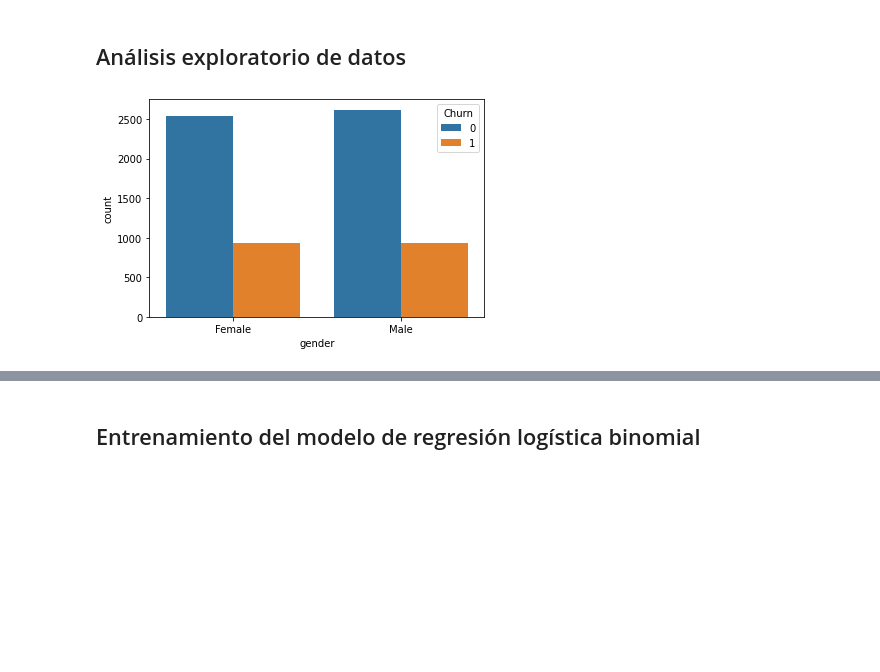
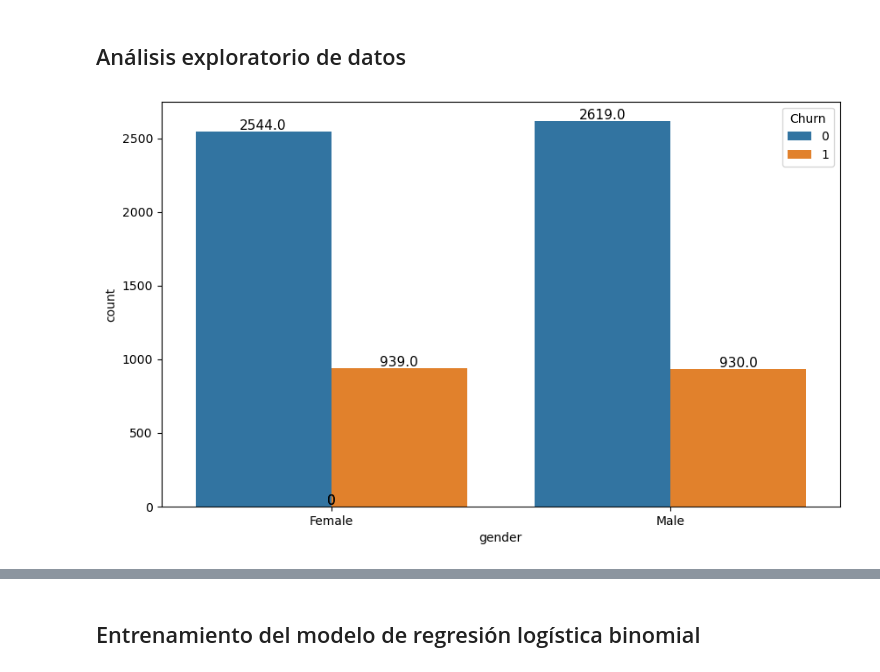
Before and after one commit to CarlosCortes2020/ScikitLearnRegLogis, a Jupyter notebook: notebooks/002_regresion_logistica_binomial_.ipynb, the cells around one changed output, grey strips where cells are left out. Cells and saved outputs as stored; diff of their text form; code cells hidden in the pictures; blank space fills up the shorter version.

```diff
--- a/notebooks/002_regresion_logistica_binomial_.ipynb
+++ b/notebooks/002_regresion_logistica_binomial_.ipynb
@@ -177,6 +196,9 @@ memory usage: 1.1+ MB
 # %% [markdown]
 ## Convertir a numérico variable objetivo
 # %%
+#Convertir la columna Churn a valores binarios 1 y 0
+#df_data['Churn'].replace(to_replace='Yes', value = 1, inplace=True)
+#df_data['Churn'].replace(to_replace='No', value = 0, inplace=True)
 
-df_data['Churn'].replace(to_replace='Yes', value = 1, inplace=True)
-df_data['Churn'].replace(to_replace='No', value = 0, inplace=True)
+# Convertir la columna 'Churn' a valores binarios 1 y 0
+df_data['Churn'] = df_data['Churn'].replace({'Yes': 1, 'No': 0})
@@ -261,5 +278,0 @@ import seaborn as sns
-# %%
-sns.countplot(data=df_data, x='gender',hue='Churn')
-plt.show()
-# %% [output]
-[figure, removed]
@@ -265,0 +282,14 @@ plt.show()
+# %%
+#Graficar la distribucion de la variable genero con respecto a la variable objetivo Churn
+plt.figure(figsize=(10,6))
+sns.countplot(data=df_data, x='gender',hue='Churn')
+#Esta linea muestra el valor de cada barra sobre la barra
+#Usamos plt.gca().patches para obtener las barras de la grafica
+#gca significa "get current axis"
+for p in plt.gca().patches:
+    plt.gca().annotate(f'{p.get_height()}', (p.get_x() + p.get_width() / 2., p.get_height()),
+                       ha='center', va='center', fontsize=11, color='black', xytext=(0, 5),
+                       textcoords='offset points')
+plt.show()
+# %% [output]
+[figure, added]
```
Also changed, not shown: parts of 64 cells of this notebook, 4 other files.
